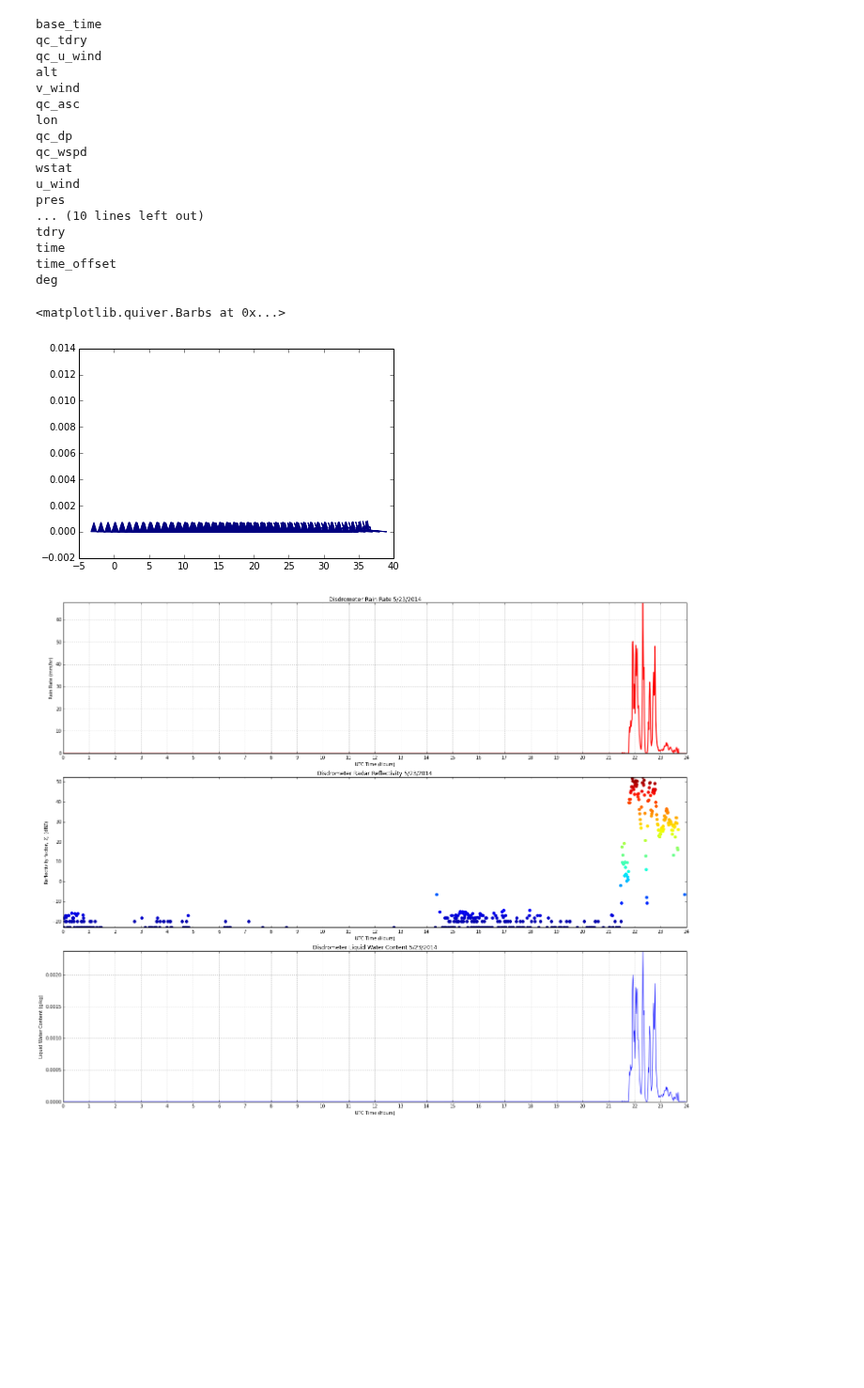
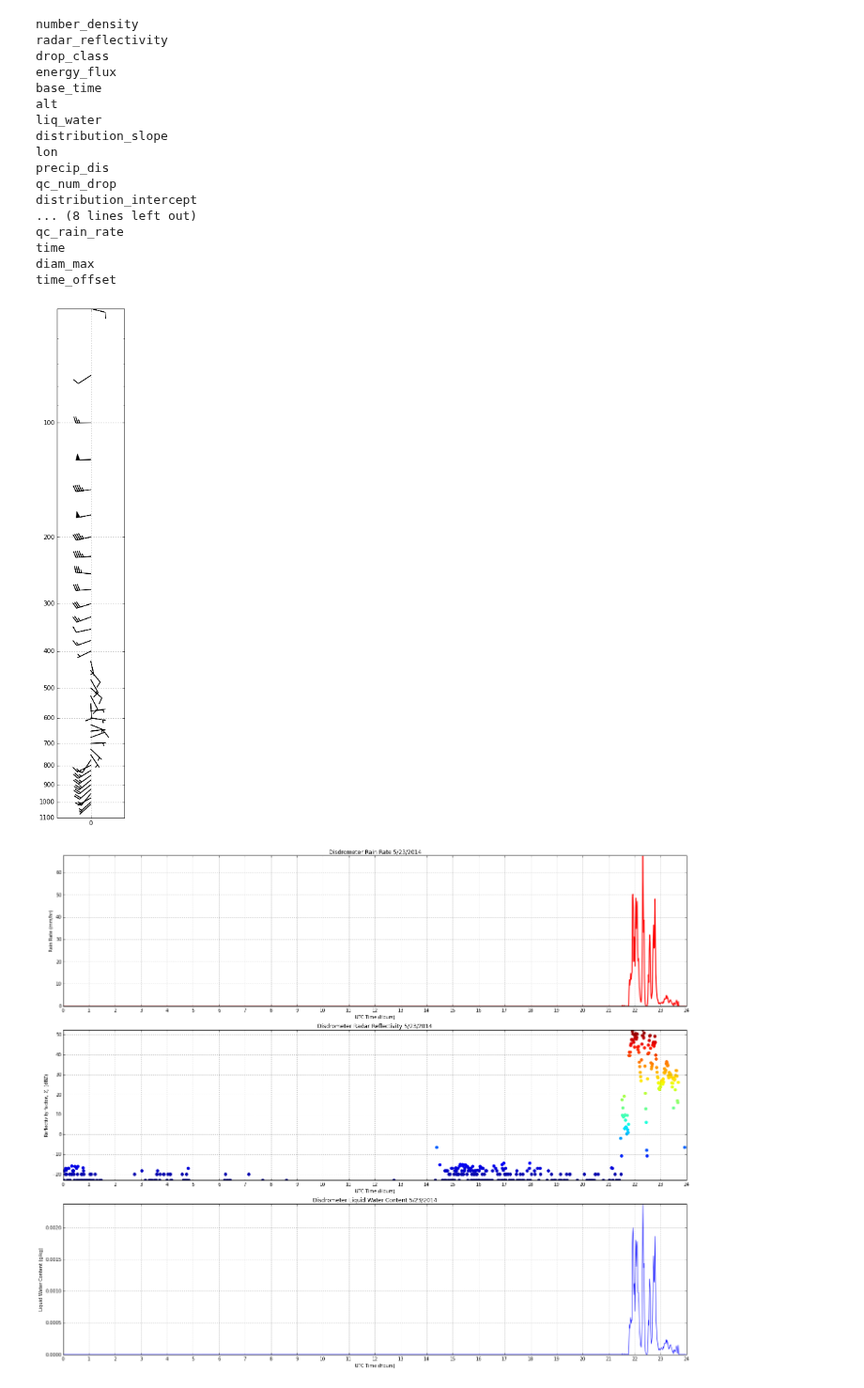
Before and after one commit to EVS-ATMOS/HRRR, a Jupyter notebook: notebooks/NetCDF Multiplot Figures.ipynb, the cells around one changed output. Shown at 94% size. Saved outputs shown, nothing was run; the diff lists cells and outputs as text; code cells hidden in the pictures; blank space fills up the shorter version.

Commit message:
Wind Barb Plots and Rain Rate/Amount code

```diff
--- a/notebooks/NetCDF Multiplot Figures.ipynb
+++ b/notebooks/NetCDF Multiplot Figures.ipynb
@@ -17,23 +18,23 @@ d = netcdf.netcdf_file(disdrometer, 'r')
 
 %matplotlib inline
 # %%
-for v in s.variables:
+for v in d.variables:
     print v
 # %% [output]
+number_density
+radar_reflectivity
+drop_class
+energy_flux
 base_time
-qc_tdry
-qc_u_wind
 alt
-v_wind
-qc_asc
+liq_water
+distribution_slope
 lon
-qc_dp
-qc_wspd
-wstat
-u_wind
-pres
-... (10 lines left out)
-tdry
+precip_dis
+qc_num_drop
+distribution_intercept
+... (8 lines left out)
+qc_rain_rate
 time
+diam_max
 time_offset
-deg
@@ -42,20 +41,49 @@ import pyhrrr
 # %%
 #Read in data
 u = s.variables['u_wind'].data
 v = s.variables['v_wind'].data
 hsnd = s.variables['alt'].data
 psnd = s.variables['pres'].data
 st = s.variables['time'].data
-
 pl = pyhrrr.HRRR_PS
 
-uhrrr = np.interp(pl,psnd,u)
-vhrrr = np.interp(pl,psnd,v)
+fig = plt.figure(figsize = [2,15])
 
-plt.barbs(pl,uhrrr,vhrrr)
+# Array for x axis
+a = []
+for i in range(40):
+    a.append(0)
+
+#Convert m/s to knots
+u = u*1.9438444924574
+v = v*1.9438444924574
+
+uhrrr = np.interp(pl[::-1],psnd[::-1],u[::-1])
+vhrrr = np.interp(pl[::-1],psnd[::-1],v[::-1])
+uhrrr = uhrrr[::-1]
+vhrrr = vhrrr[::-1]
+
+ax1 = plt.gca()
+ax1.set_yscale('log')
+ax1.set_ylim([1100,min(pl)])
+ax1.set_xlim([0,0])
+
+# x axis
+xmajorLocator = MultipleLocator(1)
+ax1.xaxis.set_major_locator(xmajorLocator)
+xmajorFormatter = FormatStrFormatter('%d')
+ax1.xaxis.set_major_formatter(xmajorFormatter)
+
+# y axis
+ymajorLocator = MultipleLocator(100)
+ax1.yaxis.set_major_locator(ymajorLocator)
+ymajorFormatter = FormatStrFormatter('%d')
+ax1.yaxis.set_major_formatter(ymajorFormatter)
+
+plt.barbs(a,pl,uhrrr,vhrrr)
+plt.grid()
 # %% [output]
-<matplotlib.quiver.Barbs at 0x...>
-[figure, old version]
+[figure, new version]
 # %%
 #Read in data
 dref = d.variables['radar_reflectivity'].data
```
Also changed, not shown: parts of 4 cells of this notebook.
